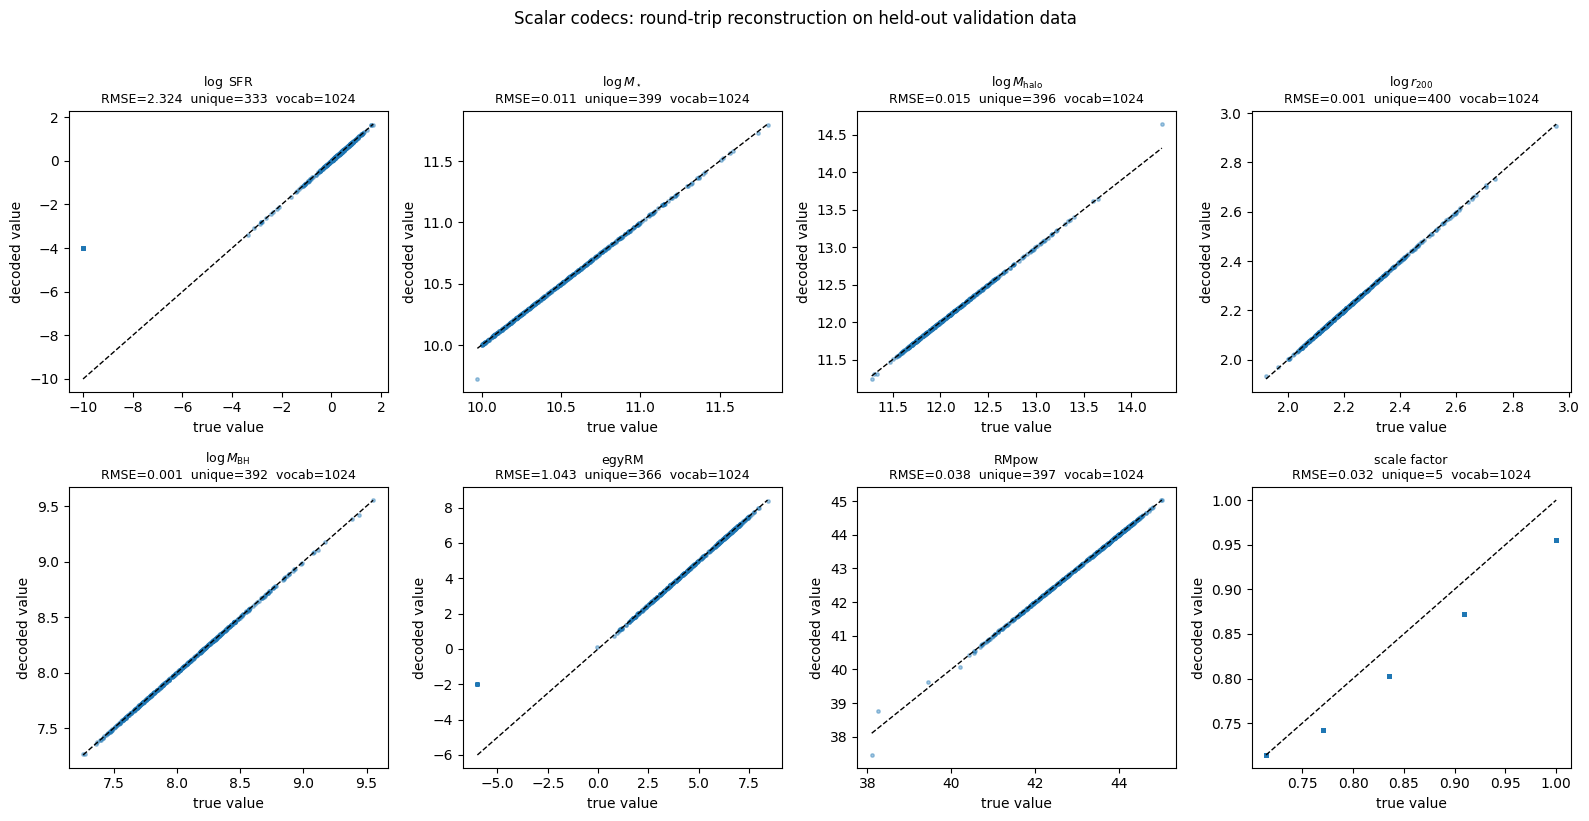
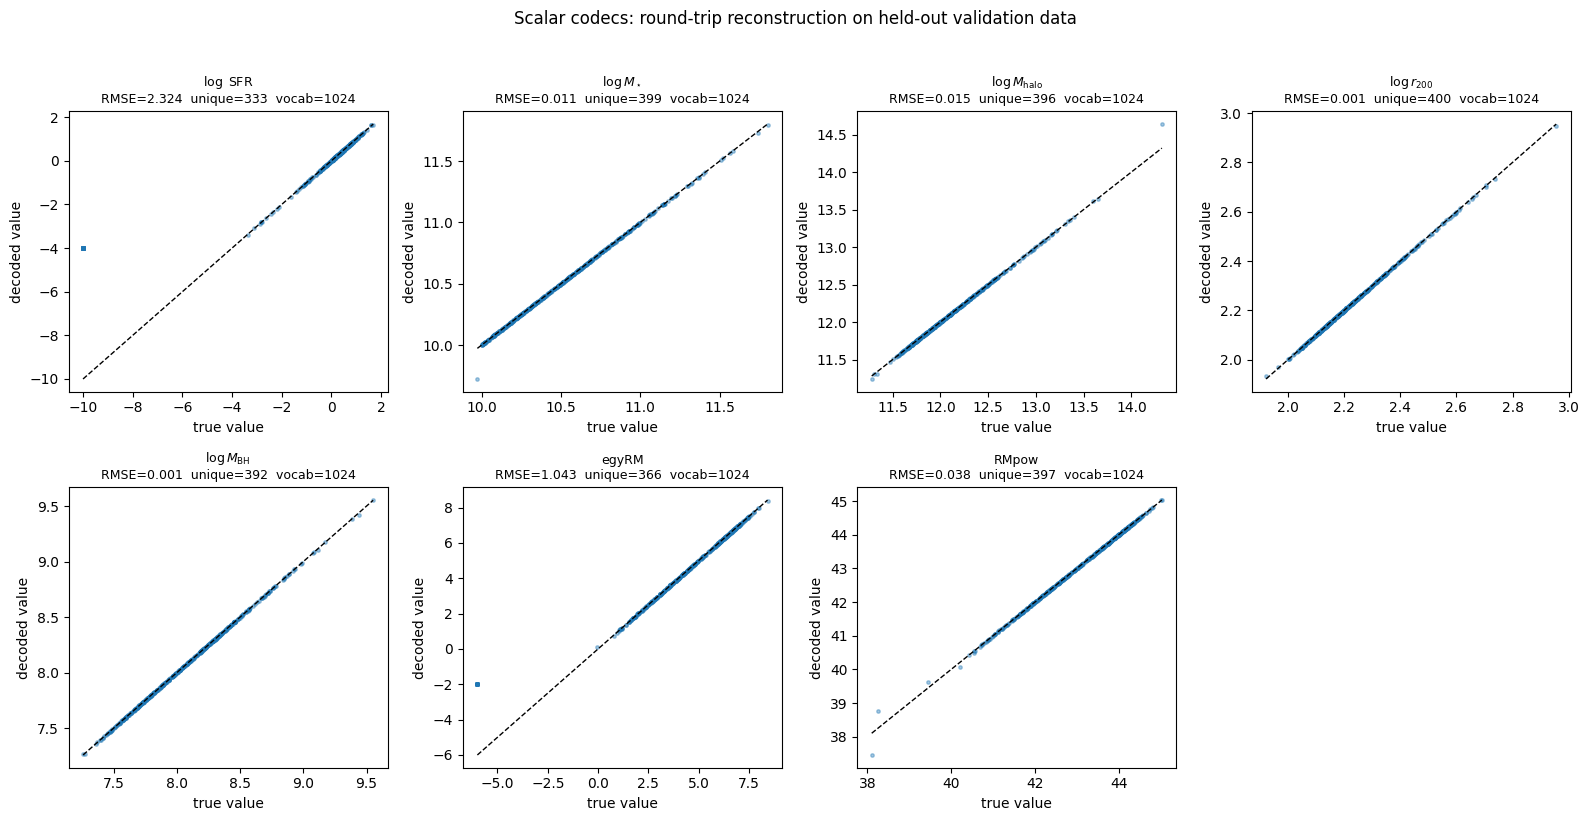
The change to this notebook cell's code, shown as a diff; its figure went from the first image to the second:
--- before
+++ after
@@ -9,4 +9,8 @@
 
 fig, axes = plt.subplots(2, 4, figsize=(16, 8))
+
+# One panel per scalar codec; hide any leftover axes in the 2x4 grid.
+for ax in axes.flat[len(scalar_specs):]:
+    ax.axis("off")
 
 for ax, (name, (make_codec, Modality, attr, label)) in zip(axes.flat, scalar_specs.items()):

Commit: revised